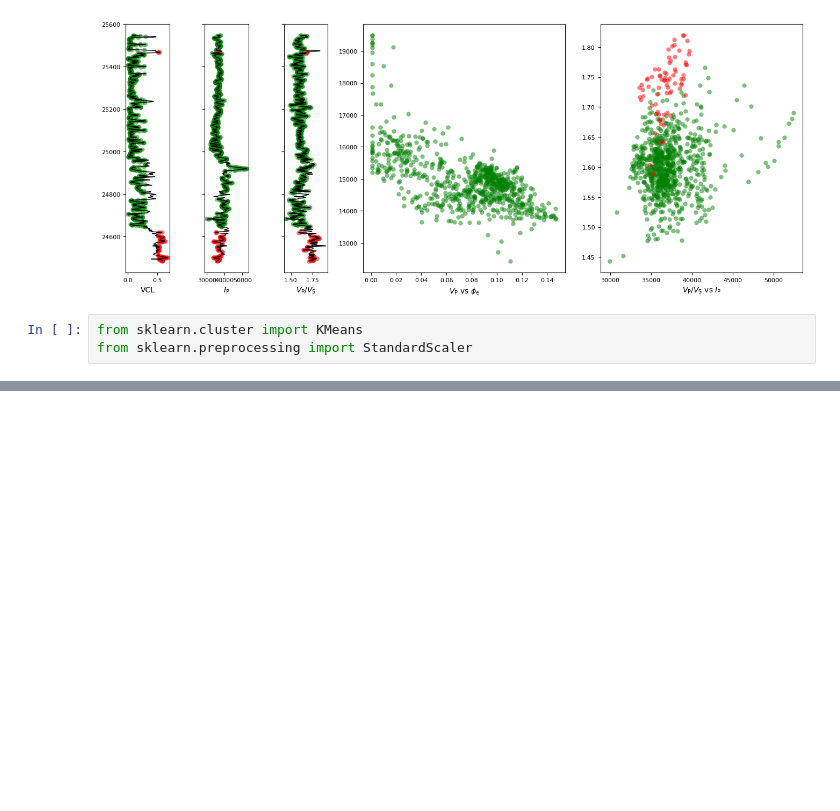
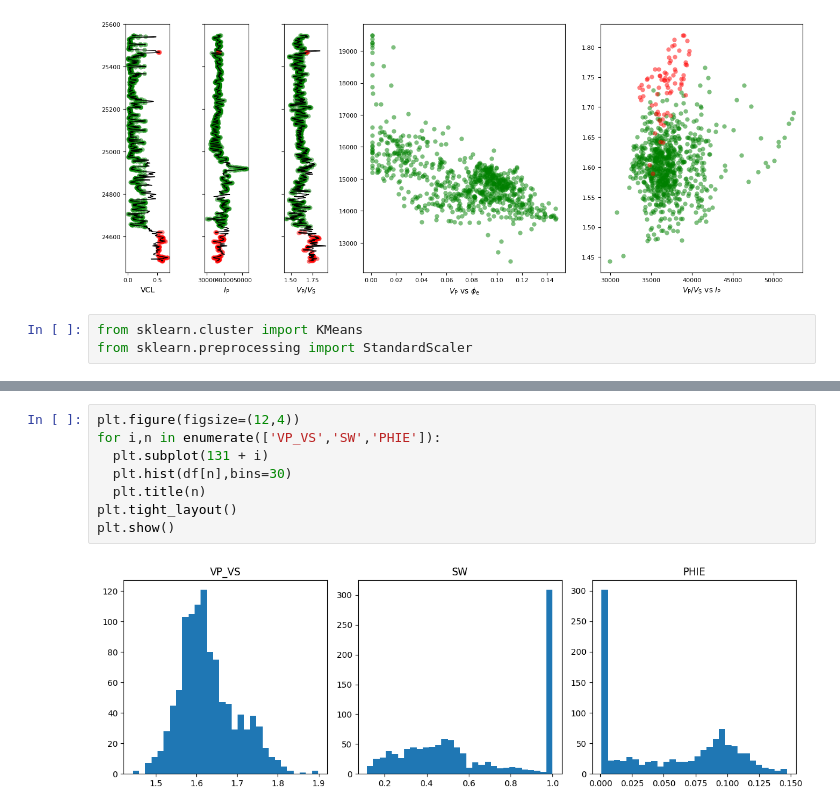
Before and after one commit to rajsahu2004/Rock-Physics-Project, a Jupyter notebook: code.ipynb, the cells around one changed output, grey strips where cells are left out. Cells and saved outputs as stored; diff of their text form; blank space fills up the shorter version.

```diff
--- a/code.ipynb
+++ b/code.ipynb
@@ -262,0 +264,10 @@ plt.show()
+# %%
+plt.figure(figsize=(12,4))
+for i,n in enumerate(['VP_VS','SW','PHIE']):
+  plt.subplot(131 + i)
+  plt.hist(df[n],bins=30)
+  plt.title(n)
+plt.tight_layout()
+plt.show()
+# %% [output]
+[figure, added]
```
Also changed, not shown: parts of 3 cells of this notebook.
